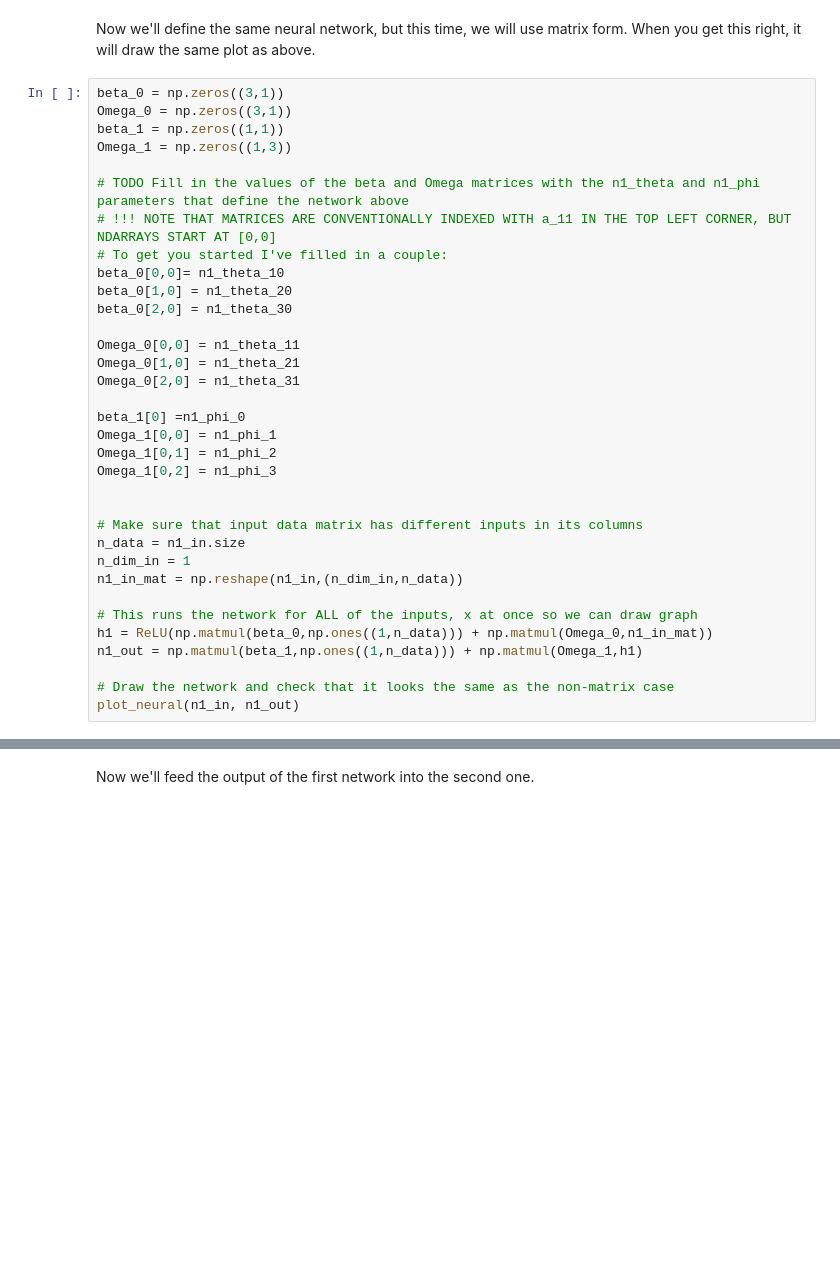
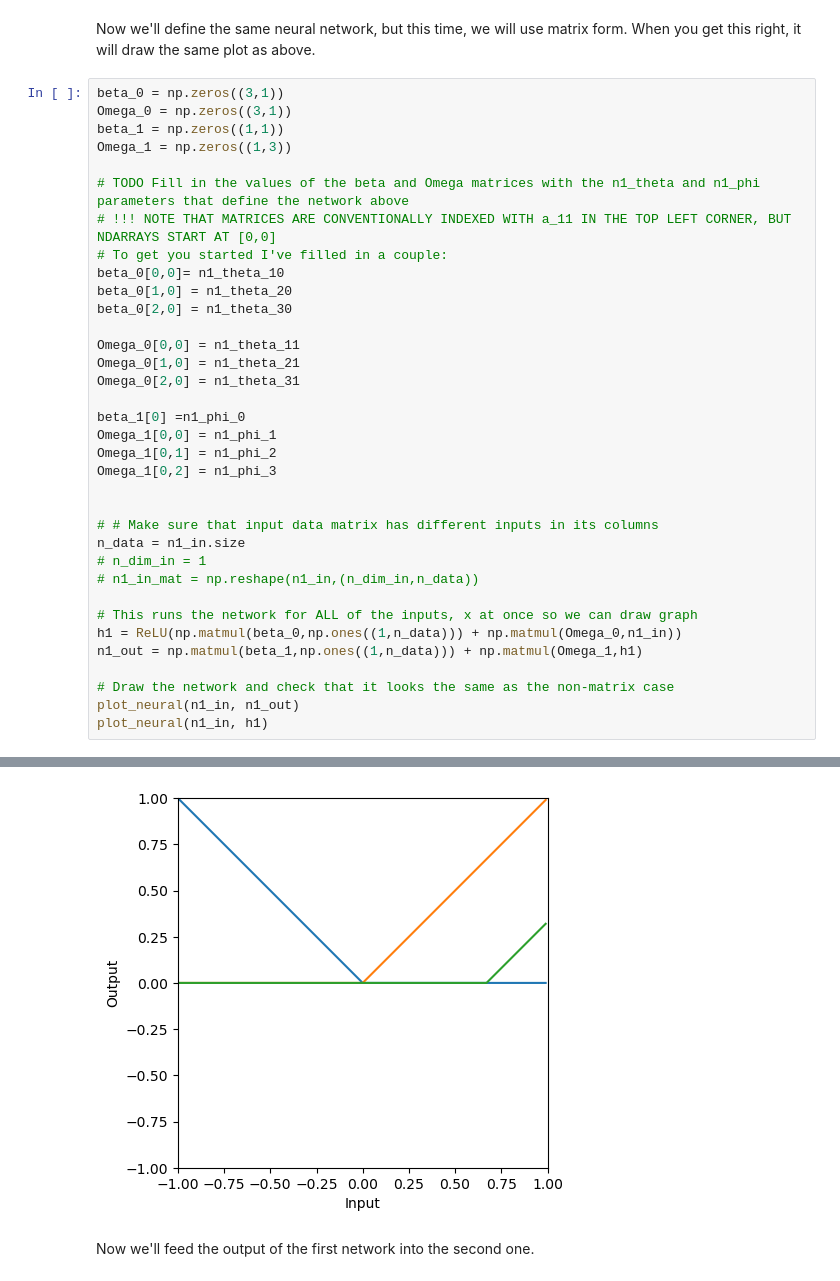
Before and after one commit to giladgressel/udlbook, a Jupyter notebook: Notebooks/Chap04/4_3_Deep_Networks.ipynb, the cells around one changed output, grey strips where cells are left out. Cells and saved outputs as stored; diff of their text form; blank space fills up the shorter version.

```diff
--- a/Notebooks/Chap04/4_3_Deep_Networks.ipynb
+++ b/Notebooks/Chap04/4_3_Deep_Networks.ipynb
@@ -71,37 +71,39 @@ beta_0 = np.zeros((3,1))
 Omega_0 = np.zeros((3,1))
 beta_1 = np.zeros((1,1))
 Omega_1 = np.zeros((1,3))
 
 # TODO Fill in the values of the beta and Omega matrices with the n1_theta and n1_phi parameters that define the network above
 # !!! NOTE THAT MATRICES ARE CONVENTIONALLY INDEXED WITH a_11 IN THE TOP LEFT CORNER, BUT NDARRAYS START AT [0,0]
 # To get you started I've filled in a couple:
 beta_0[0,0]= n1_theta_10
 beta_0[1,0] = n1_theta_20
 beta_0[2,0] = n1_theta_30
 
 Omega_0[0,0] = n1_theta_11
 Omega_0[1,0] = n1_theta_21
 Omega_0[2,0] = n1_theta_31
 
 beta_1[0] =n1_phi_0
 Omega_1[0,0] = n1_phi_1
 Omega_1[0,1] = n1_phi_2
 Omega_1[0,2] = n1_phi_3
 
 
-# Make sure that input data matrix has different inputs in its columns
+# # Make sure that input data matrix has different inputs in its columns
 n_data = n1_in.size
-n_dim_in = 1
-n1_in_mat = np.reshape(n1_in,(n_dim_in,n_data))
+# n_dim_in = 1
+# n1_in_mat = np.reshape(n1_in,(n_dim_in,n_data))
 
 # This runs the network for ALL of the inputs, x at once so we can draw graph
-h1 = ReLU(np.matmul(beta_0,np.ones((1,n_data))) + np.matmul(Omega_0,n1_in_mat))
+h1 = ReLU(np.matmul(beta_0,np.ones((1,n_data))) + np.matmul(Omega_0,n1_in))
 n1_out = np.matmul(beta_1,np.ones((1,n_data))) + np.matmul(Omega_1,h1)
 
 # Draw the network and check that it looks the same as the non-matrix case
 plot_neural(n1_in, n1_out)
+plot_neural(n1_in, h1)
 # %% [output]
 [figure]
+[figure, added]
 # %% [markdown]
 Now we'll feed the output of the first network into the second one.
 # %%
```
Also changed, not shown: parts of 10 cells of this notebook.
